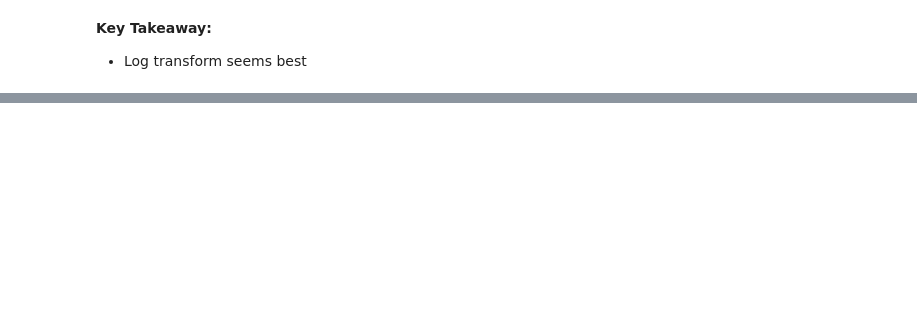
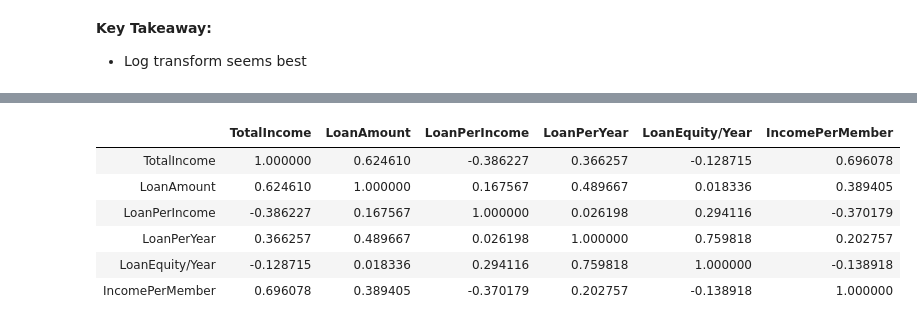
Before and after one commit to joepollastrini/Loan-Prediction, a Jupyter notebook: Loan Prediction EDA.ipynb, the cells around one changed output, grey strips where cells are left out. Cells and saved outputs as stored; diff of their text form; code cells hidden in the pictures; blank space fills up the shorter version.

```diff
--- a/Loan Prediction EDA.ipynb
+++ b/Loan Prediction EDA.ipynb
@@ -817,0 +830,10 @@ Num Outliers (Log):  9
+# %%
+forCorr.corr()
+# %% [output]
+|  | TotalIncome | LoanAmount | LoanPerIncome | LoanPerYear | LoanEquity/Year | IncomePerMember |
+| TotalIncome | 1.000000 | 0.624610 | -0.386227 | 0.366257 | -0.128715 | 0.696078 |
+| LoanAmount | 0.624610 | 1.000000 | 0.167567 | 0.489667 | 0.018336 | 0.389405 |
+| LoanPerIncome | -0.386227 | 0.167567 | 1.000000 | 0.026198 | 0.294116 | -0.370179 |
+| LoanPerYear | 0.366257 | 0.489667 | 0.026198 | 1.000000 | 0.759818 | 0.202757 |
+| LoanEquity/Year | -0.128715 | 0.018336 | 0.294116 | 0.759818 | 1.000000 | -0.138918 |
+| IncomePerMember | 0.696078 | 0.389405 | -0.370179 | 0.202757 | -0.138918 | 1.000000 |
```
Also changed, not shown: parts of 9 cells of this notebook.
